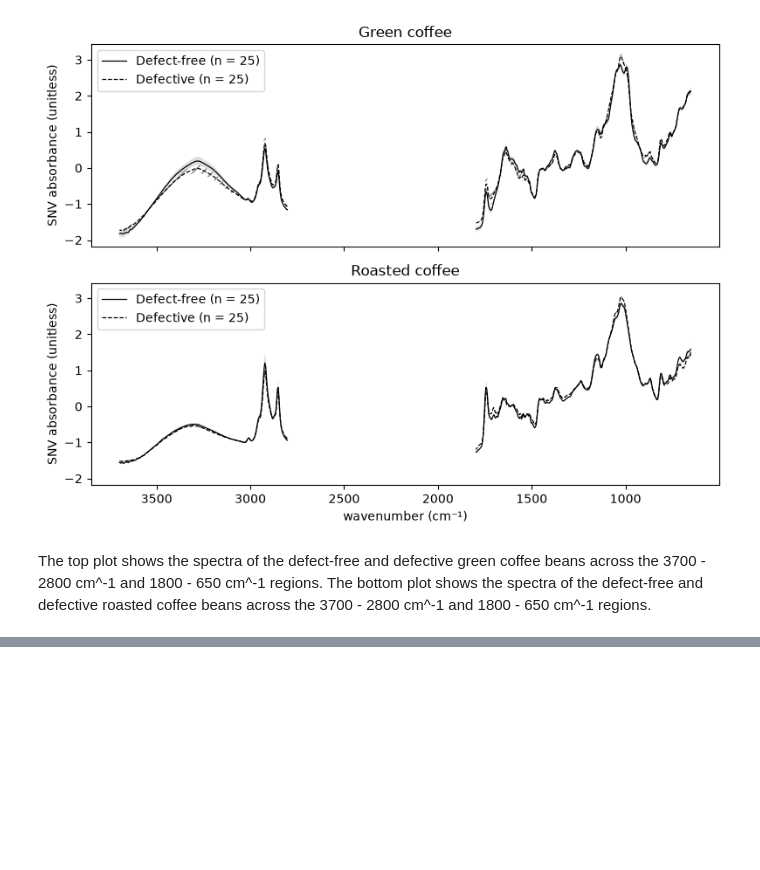
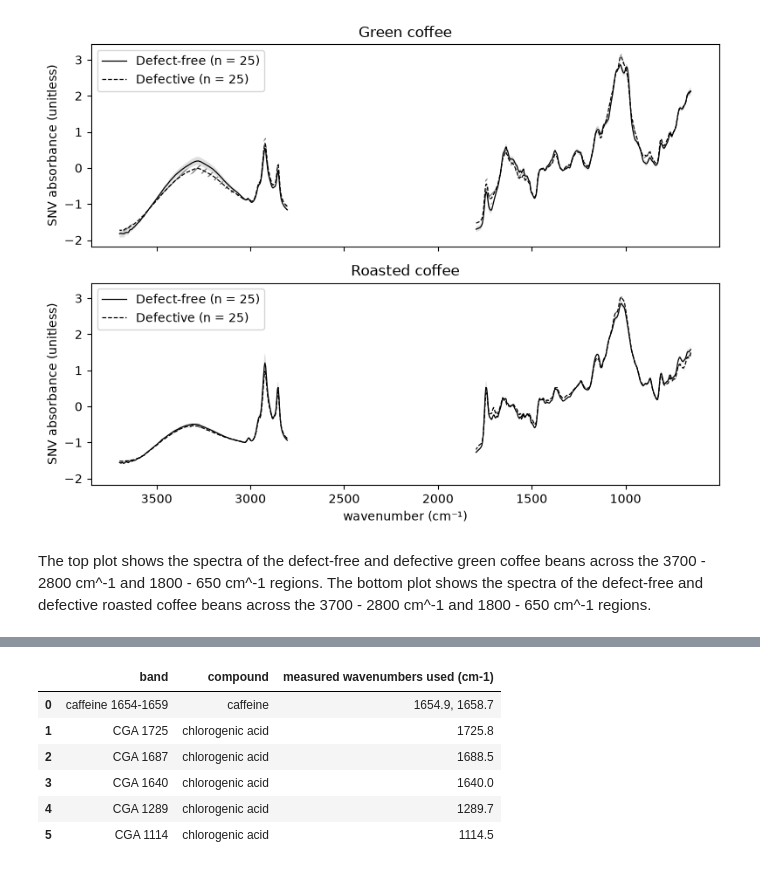
Before and after one commit to limmylomlom/chem527-project, a Jupyter notebook: topic.ipynb, the cells around one changed output, grey strips where cells are left out. Cells and saved outputs as stored; diff of their text form; code cells hidden in the pictures; blank space fills up the shorter version.

```diff
--- a/topic.ipynb
+++ b/topic.ipynb
@@ -157,0 +238,32 @@ The top plot shows the spectra of the defect-free and defective green coffee bea
+# %%
+wn_kept = wn[keep_snv]                       # cm-1; the 549 wavenumbers matching the columns of X_snv_only
+
+band_values = {}                             # band name -> SNV value per spectrum (unitless, 100 values)
+band_rows = []                               # one row per band for the table
+
+# Caffeine: mean SNV over the window
+in_window = (wn_kept >= CAFFEINE_WINDOW[0]) & (wn_kept <= CAFFEINE_WINDOW[1])
+assert in_window.any(), "no measured points fall inside CAFFEINE_WINDOW"
+name = f"caffeine {CAFFEINE_WINDOW[0]}-{CAFFEINE_WINDOW[1]}"
+band_values[name] = X_snv_only[:, in_window].mean(axis=1)
+band_rows.append({"band": name, "compound": "caffeine",
+                  "measured wavenumbers used (cm-1)": ", ".join(f"{w:.1f}" for w in wn_kept[in_window])})
+
+# Chlorogenic acids: SNV value at the measured point nearest each target
+for target in CGA_WAVENUMBERS:
+    idx = np.argmin(np.abs(wn_kept - target))   # index of the nearest measured wavenumber
+    name = f"CGA {target}"
+    band_values[name] = X_snv_only[:, idx]
+    band_rows.append({"band": name, "compound": "chlorogenic acid",
+                      "measured wavenumbers used (cm-1)": f"{wn_kept[idx]:.1f}"})
+
+band_table = pd.DataFrame(band_rows)
+band_table
+# %% [output]
+|  | band | compound | measured wavenumbers used (cm-1) |
+| 0 | caffeine 1654-1659 | caffeine | 1654.9, 1658.7 |
+| 1 | CGA 1725 | chlorogenic acid | 1725.8 |
+| 2 | CGA 1687 | chlorogenic acid | 1688.5 |
+| 3 | CGA 1640 | chlorogenic acid | 1640.0 |
+| 4 | CGA 1289 | chlorogenic acid | 1289.7 |
+| 5 | CGA 1114 | chlorogenic acid | 1114.5 |
```
Also changed, not shown: parts of 15 cells of this notebook, 4 other files.
